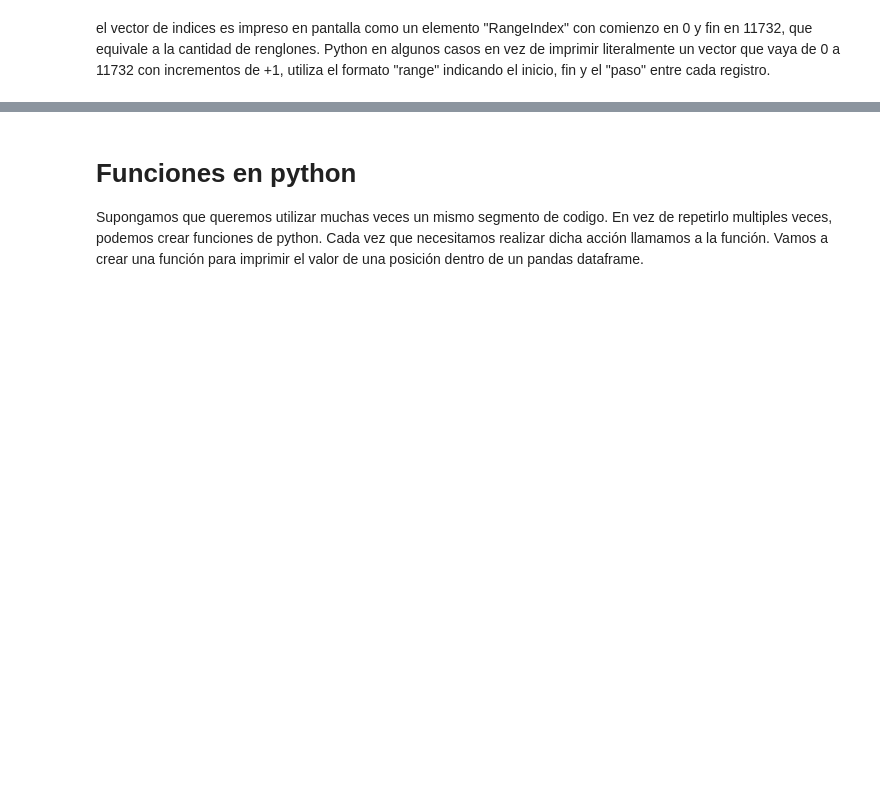
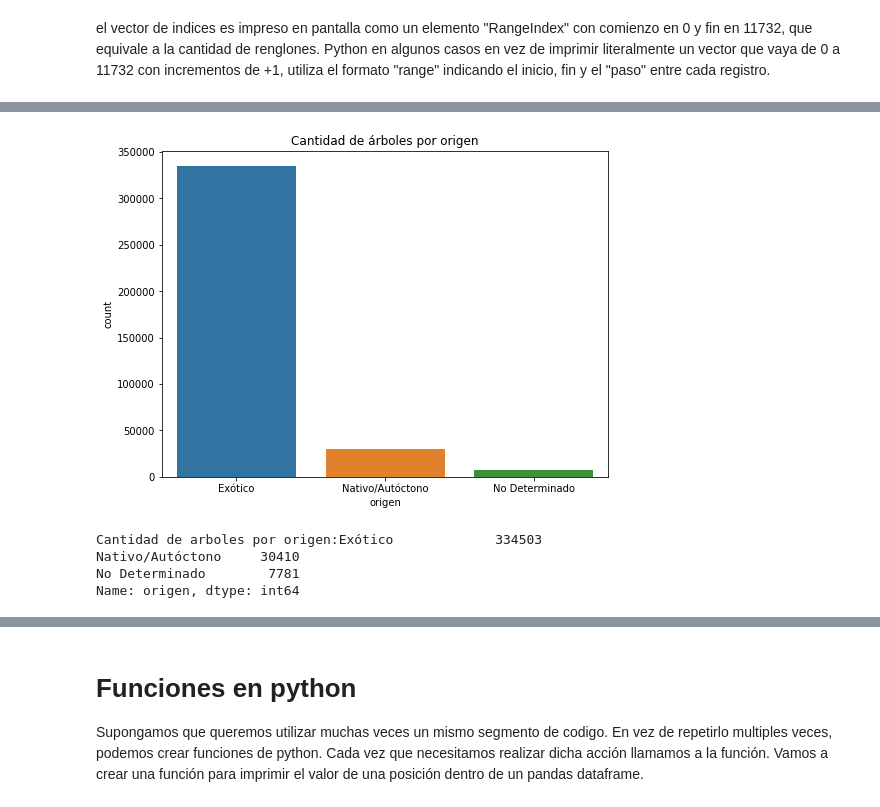
Before and after one commit to martinepalazzo/primeros_pasos_python, a Jupyter notebook: python_primeros_pasos.ipynb, the cells around one changed output, grey strips where cells are left out. Cells and saved outputs as stored; diff of their text form; code cells hidden in the pictures; blank space fills up the shorter version.

```diff
--- a/python_primeros_pasos.ipynb
+++ b/python_primeros_pasos.ipynb
@@ -367,0 +456,15 @@ plt.show()
+# %%
+# hacemos un grafico de barras para saber cuantos arboles hay por cada valor de la columna "origen"
+plt.figure (figsize=(8,6))
+ax = sns.countplot(x="origen", data=arboles)
+plt.title("Cantidad de árboles por origen")
+plt.show()
+# %% [output]
+[figure, added]
+# %%
+print("Cantidad de arboles por origen:"+str(arboles.origen.value_counts(ascending=False).head(3)))
+# %% [output]
+Cantidad de arboles por origen:Exótico             334503
+Nativo/Autóctono     30410
+No Determinado        7781
+Name: origen, dtype: int64
```
Also changed, not shown: parts of 63 cells of this notebook, 2 other files.
